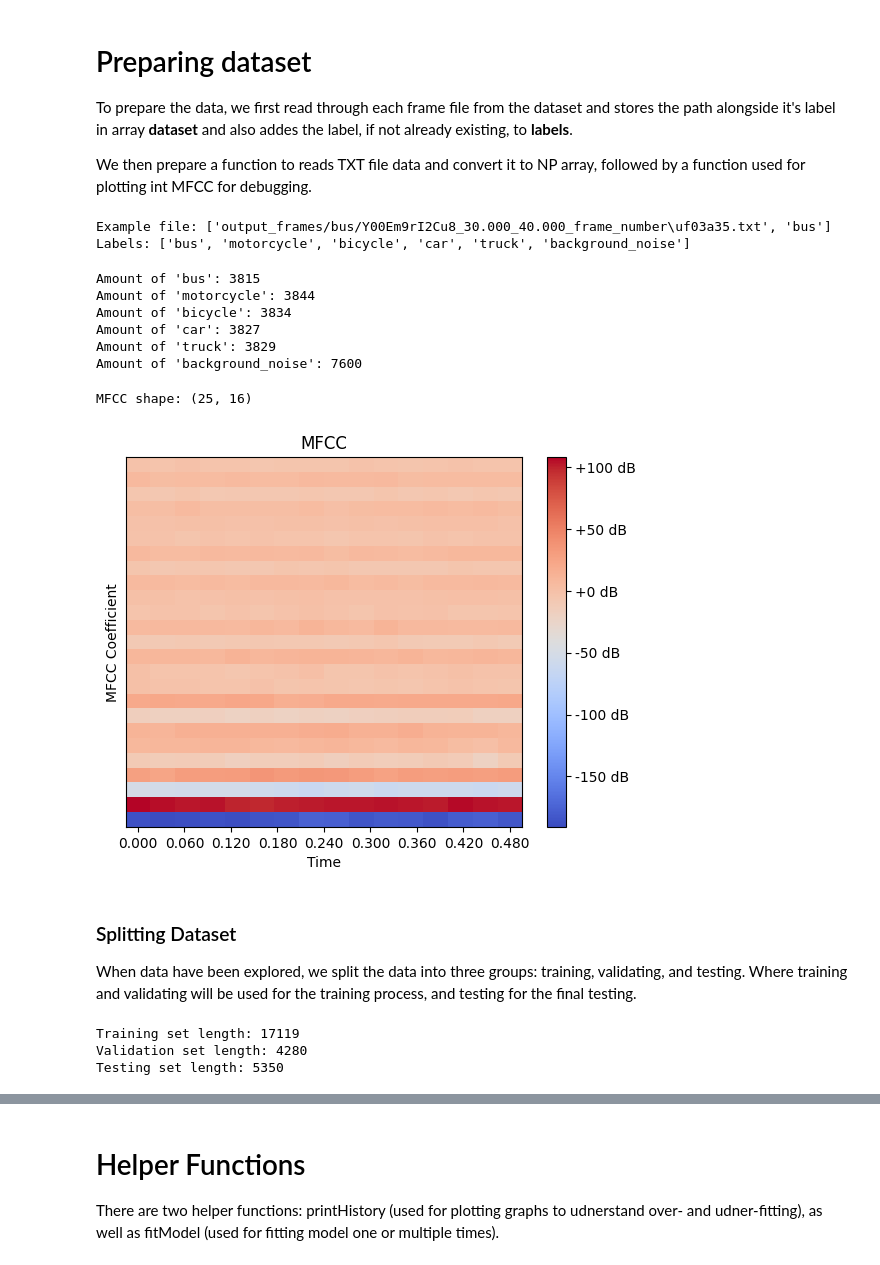
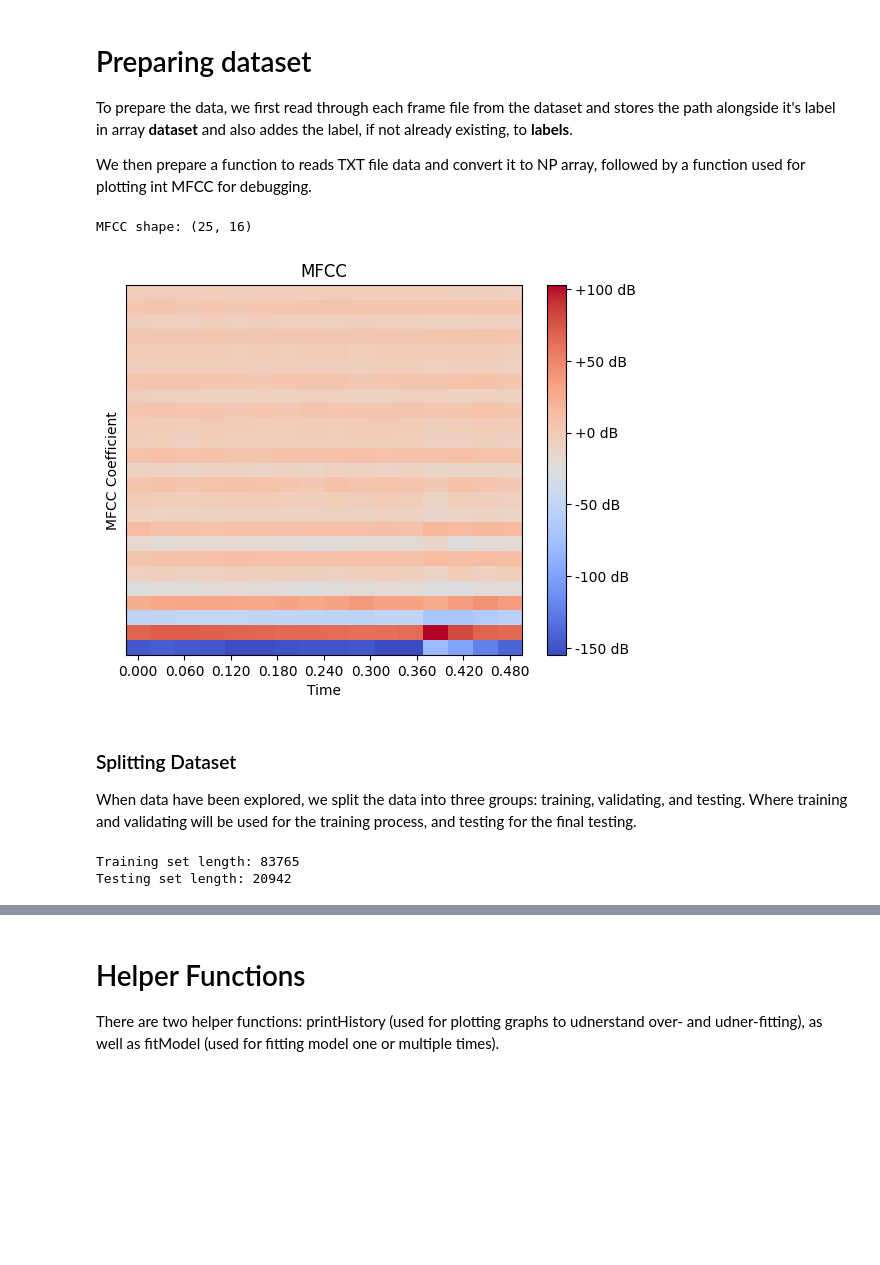
Before and after one commit to williamfridh/Vehicle-Classifying-and-Counting-Convolution-Neural-Networks-Onboard-Cost-Efficient-Microcontrollers, a Jupyter notebook: Model/model_0.ipynb, the cells around one changed output, grey strips where cells are left out. Drawn from its saved outputs; the diff is of its cells as text; code cells hidden in the pictures; blank space fills up the shorter version.

```diff
--- a/Model/model_0.ipynb
+++ b/Model/model_0.ipynb
@@ -115,0 +105,4 @@ No Colab detected, using pre-existing files.
+# %%
+df = pd.read_csv('output_frames.csv', header=None)              # No header in your format
+dataset = df.iloc[:, :-1].to_numpy(dtype=np.float16)            # All but last column as float16
+labels_set = df.iloc[:, -1].to_numpy(dtype=str)                 # Last column as string
@@ -115,0 +111,5 @@ No Colab detected, using pre-existing files.
+# %%
+dataset = dataset.reshape(dataset.shape[0], 25, 16, 1)
+
+print(dataset.shape)
+print(labels_set.shape)
@@ -119,30 +129,3 @@ No Colab detected, using pre-existing files.
 To prepare the data, we first read through each frame file from the dataset and stores the path alongside it's label in array **dataset** and also addes the label, if not already existing, to **labels**.
 
 We then prepare a function to reads TXT file data and convert it to NP array, followed by a function used for plotting int MFCC for debugging.
-# %%
-# Prepare dataset array and labels array.
-dataset = []
-labels = []
-for directory in os.listdir(DATASET_PATH):
-    if os.path.isdir(os.path.join(DATASET_PATH, directory)):
-        if (directory not in labels):
-            labels.append(directory)
-        for file in os.listdir(os.path.join(DATASET_PATH, directory)):
-            if file.endswith(".txt"):
-                dataset.append([os.path.join(DATASET_PATH, directory, file), directory])
-# %%
-print(f"Example file: {dataset[0]}")
-print(f"Labels: {labels}")
-# %% [output]
-Example file: ['output_frames/bus/Y00Em9rI2Cu8_30.000_40.000_frame_number\uf03a35.txt', 'bus']
-Labels: ['bus', 'motorcycle', 'bicycle', 'car', 'truck', 'background_noise']
-# %%
-for label in labels:
-    print(f"Amount of '{label}': {len([x for x in dataset if x[1] == label])}")
-# %% [output]
-Amount of 'bus': 3815
-Amount of 'motorcycle': 3844
-Amount of 'bicycle': 3834
-Amount of 'car': 3827
-Amount of 'truck': 3829
-Amount of 'background_noise': 7600
@@ -162,6 +132,9 @@ def readTXTFile(file_path):
 # %%
 # Plot MFCC
 def plot_mfcc(mfccs):
+    # Flatten the data
+    mfccs = mfccs.reshape((25, 16))
+    # Plot the MFCC
     print(f"MFCC shape: {mfccs.shape}")
     mfccs = mfccs
     librosa.display.specshow(mfccs, x_axis='time', sr=16000)
@@ -172,30 +145,21 @@ def plot_mfcc(mfccs):
     plt.show()
 # %%
 # Pass exmaple frame data to plot_mfcc function.
-plot_mfcc(readTXTFile(dataset[0][0]))
+plot_mfcc(dataset[0])
 # %% [output]
 MFCC shape: (25, 16)
-[figure, old version]
+[figure, new version]
 # %% [markdown]
 ### Splitting Dataset
 
 When data have been explored, we split the data into three groups: training, validating, and testing. Where training and validating will be used for the training process, and testing for the final testing.
 # %%
 # Split the dataset into training and testing sets.
-train_set, test_set = train_test_split(dataset, test_size=0.2, random_state=42)
+x_train, x_test, y_train, y_test = train_test_split(dataset, labels_set, test_size=0.2, random_state=42)
 
-# Split the training set into training and validation sets.
-train_set, val_set = train_test_split(train_set, test_size=0.2, random_state=42)
-
-# Store lengths of the sets.
-train_len = len(train_set)
-val_len = len(val_set)
-test_len = len(test_set)
-
-print(f"Training set length: {train_len}")
-print(f"Validation set length: {val_len}")
-print(f"Testing set length: {test_len}")
+# Print the lengths of the training, validation, and testing sets.
+print(f"Training set length: {len(x_train)}")
+print(f"Testing set length: {len(x_test)}")
 # %% [output]
-Training set length: 17119
-Validation set length: 4280
-Testing set length: 5350
+Training set length: 83765
+Testing set length: 20942
```
Also changed, not shown: parts of 19 cells of this notebook.
